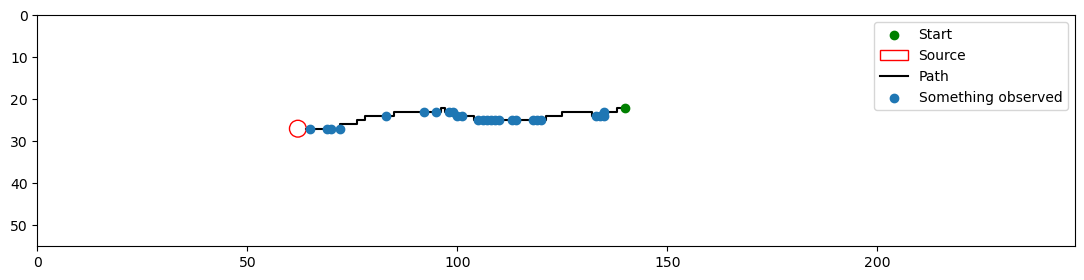
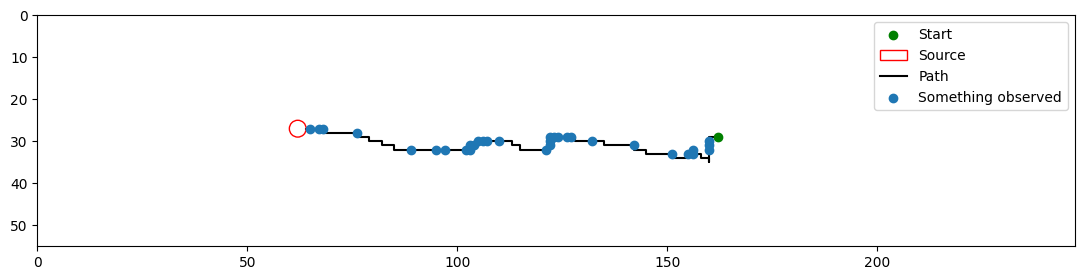
The change to this notebook cell's code, shown as a diff; its figure went from the first image to the second:
--- before
+++ after
@@ -1 +1 @@
-hist.plot(2)
+hist.plot(8)

Commit: Fixed infotaxis agent